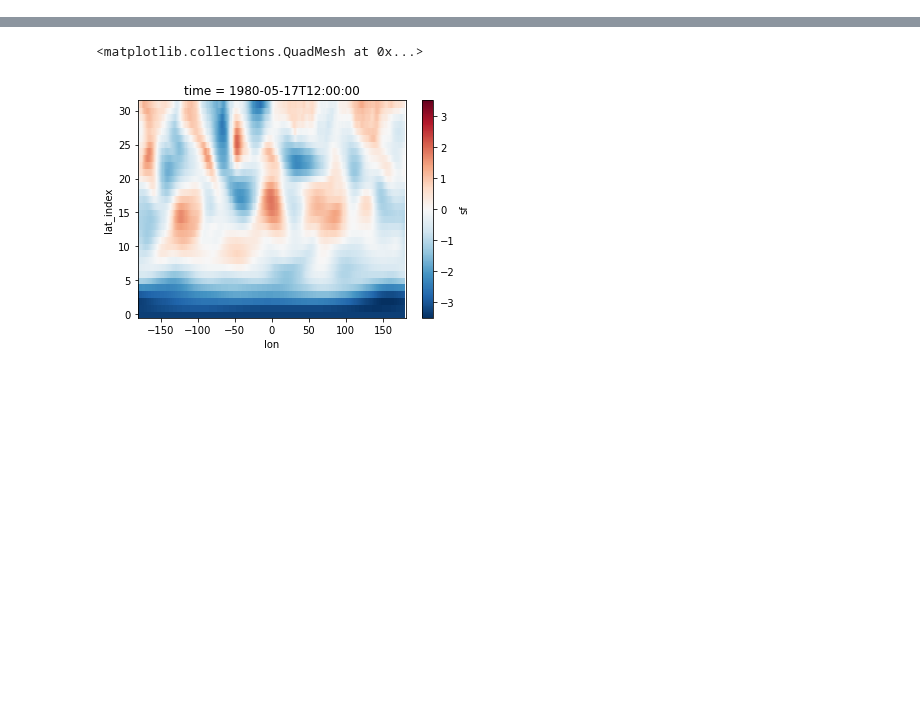
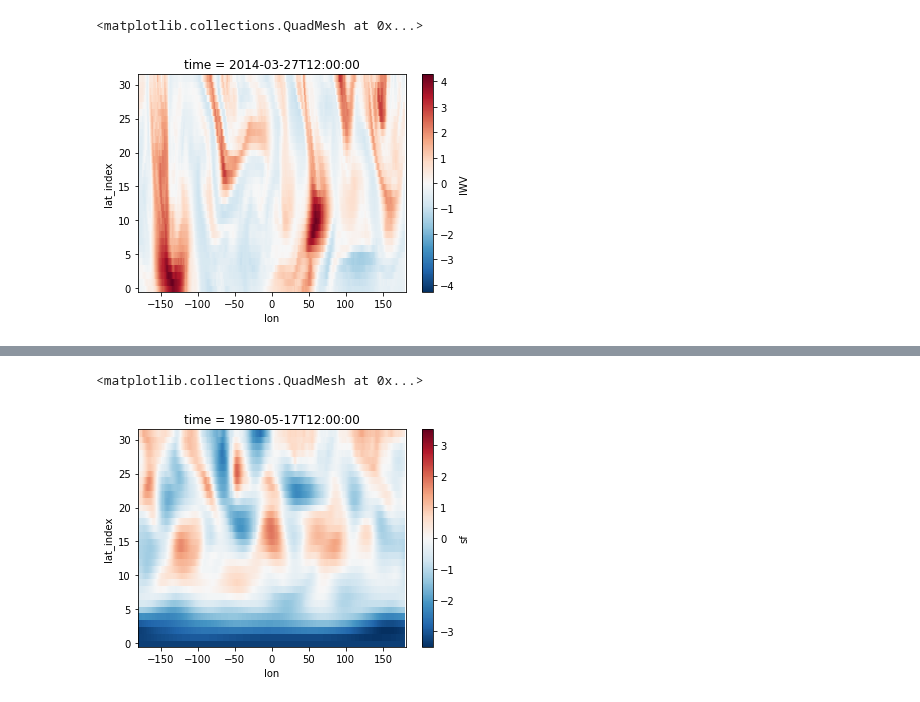
Before and after one commit to rlbaiman/AntarcticAR_ML, a Jupyter notebook: Make_test_data.ipynb, the cells around one changed output, grey strips where cells are left out. Cells and saved outputs as stored; diff of their text form; code cells hidden in the pictures; blank space fills up the shorter version.

```diff
--- a/Make_test_data.ipynb
+++ b/Make_test_data.ipynb
@@ -6,3 +6,6 @@ import pandas as pd
 import matplotlib.pyplot as plt
 import os
 from matplotlib.colors import ListedColormap
+# %%
+test = xr.open_mfdataset('/rc_scratch/reba1583/variable_yr_files_4/IWV*', chunks = 100, parallel = True)
+test
@@ -8,0 +43,5 @@ from matplotlib.colors import ListedColormap
+# %%
+test.isel(time = 50018).IWV.plot()
+# %% [output]
+<matplotlib.collections.QuadMesh at 0x...>
+[figure, added]
```
Also changed, not shown: parts of 24 cells of this notebook, 7 other files.
